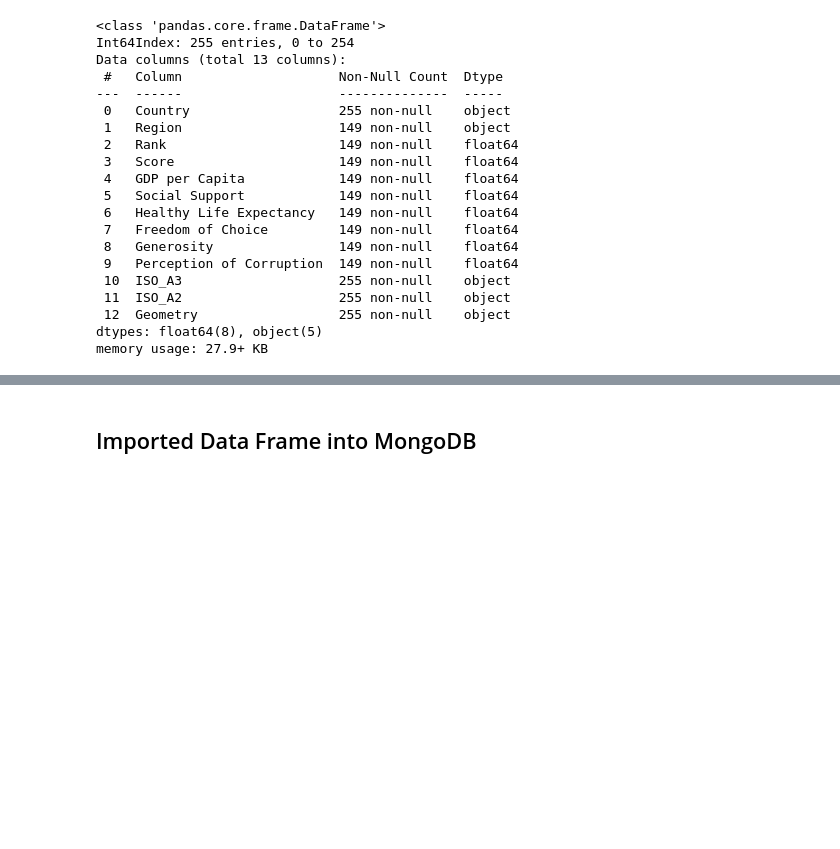
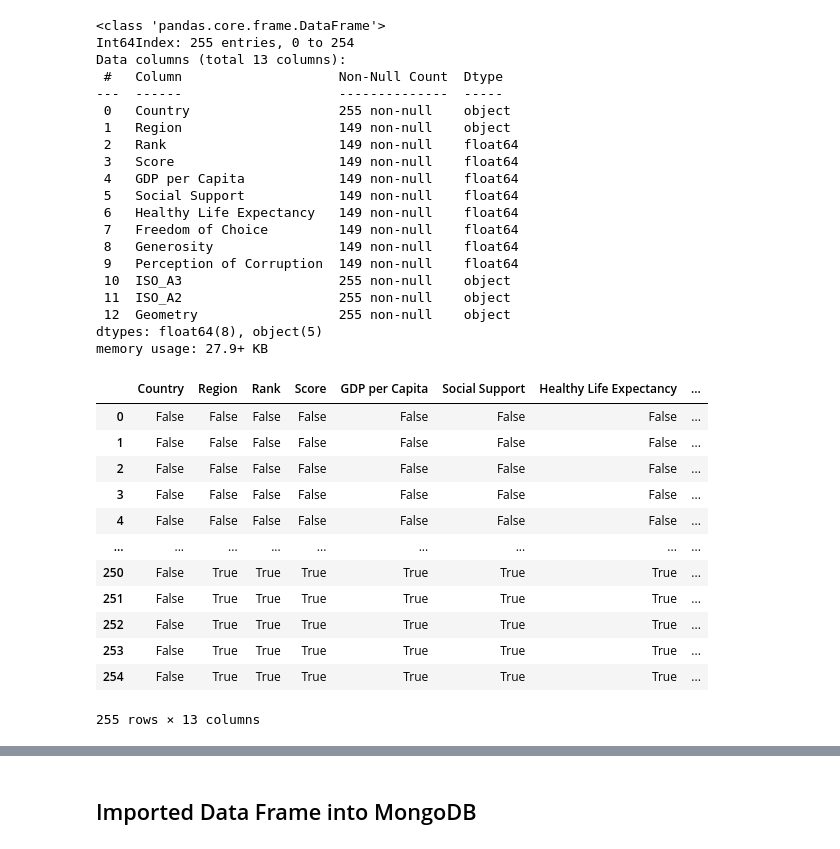
Before and after one commit to tajiabdullah/Project-3, a Jupyter notebook: world_happiness.ipynb, the cells around one changed output, grey strips where cells are left out. Cells and saved outputs as stored; diff of their text form; code cells hidden in the pictures; blank space fills up the shorter version.

```diff
--- a/world_happiness.ipynb
+++ b/world_happiness.ipynb
@@ -200,0 +221,7 @@ Afghanistan
+# %%
+df13.iloc[8,1] = 'AUS and NZ'
+df13.iloc[10,1] = 'AUS and NZ'
+df13.iloc[13,1] = 'North America'
+df13.iloc[18,1] = 'North America'
+df13.iloc[35,1] = 'North America'
+print(df13.to_string())
@@ -308,3 +353,19 @@ Data columns (total 13 columns):
  12  Geometry                  255 non-null    object
 dtypes: float64(8), object(5)
 memory usage: 27.9+ KB
+# %%
+world_happiness_df.isna()
+# %% [output]
+|  | Country | Region | Rank | Score | GDP per Capita | Social Support | Healthy Life Expectancy | ... |
+| 0 | False | False | False | False | False | False | False | ... |
+| 1 | False | False | False | False | False | False | False | ... |
+| 2 | False | False | False | False | False | False | False | ... |
+| 3 | False | False | False | False | False | False | False | ... |
+| 4 | False | False | False | False | False | False | False | ... |
+| ... | ... | ... | ... | ... | ... | ... | ... | ... |
+| 250 | False | True | True | True | True | True | True | ... |
+| 251 | False | True | True | True | True | True | True | ... |
+| 252 | False | True | True | True | True | True | True | ... |
+| 253 | False | True | True | True | True | True | True | ... |
+| 254 | False | True | True | True | True | True | True | ... |
+255 rows × 13 columns
```
Also changed, not shown: parts of 3 cells of this notebook.
